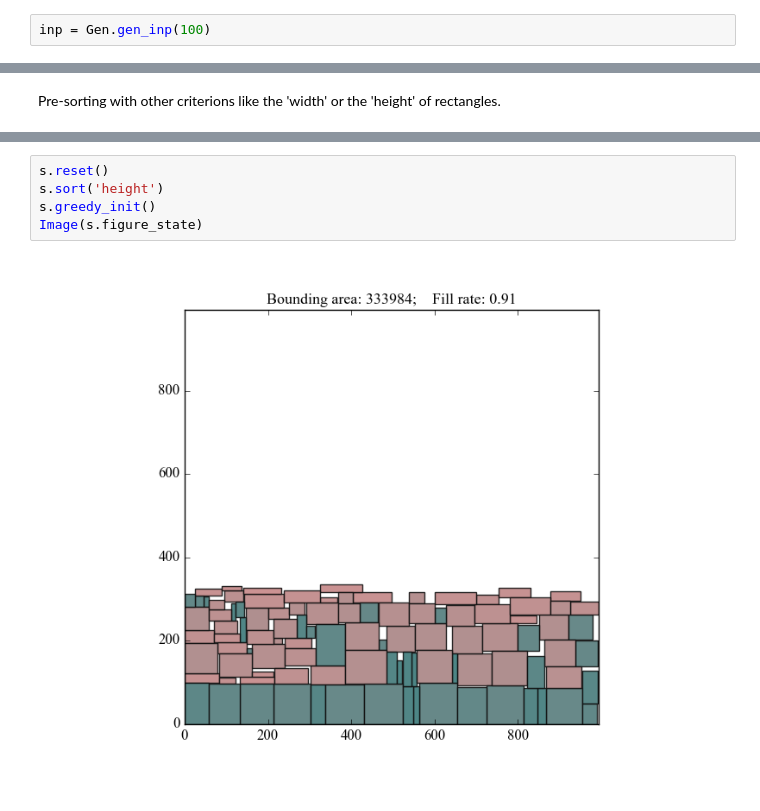
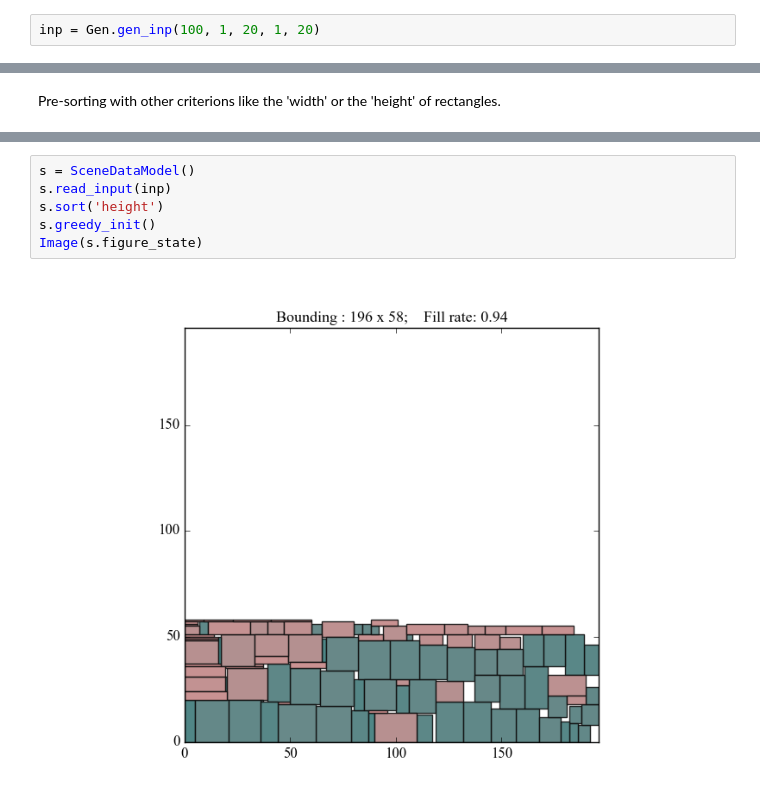
Before and after one commit to xye7ei/repacker, a Jupyter notebook: usage.ipynb, the cells around one changed output, grey strips where cells are left out. Cells and saved outputs as stored; diff of their text form.

```diff
--- a/usage.ipynb
+++ b/usage.ipynb
@@ -14,5 +18,5 @@ Generate a random series of input rectangles.
 # %%
-inp = Gen.gen_inp(100)
+inp = Gen.gen_inp(100, 1, 20, 1, 20)
 # %% [markdown]
 Read the input.
 # %%
@@ -49,7 +54,8 @@ Image(s.figure_state)
 # %%
-s.reset()
+s = SceneDataModel()
+s.read_input(inp)
 s.sort('height')
 s.greedy_init()
 Image(s.figure_state)
 # %% [output]
-[figure, old version]
+[figure, new version]
```
Also changed, not shown: parts of 4 cells of this notebook.
